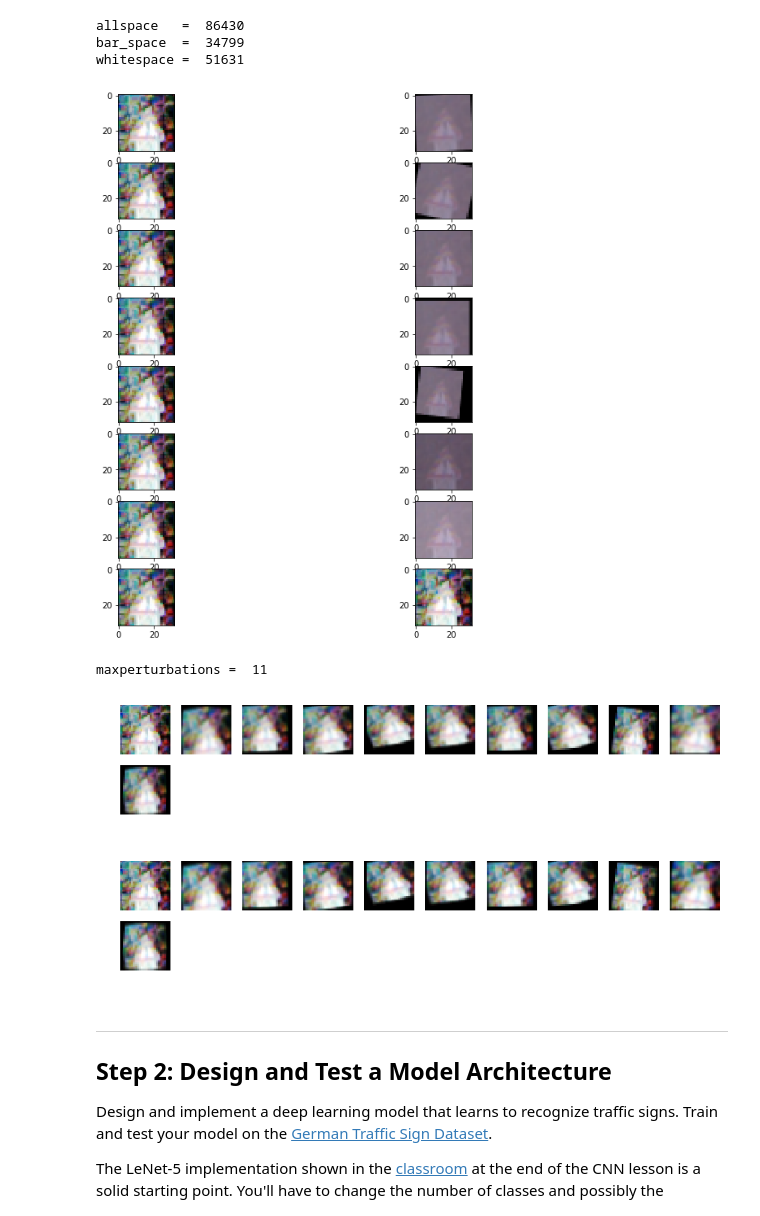
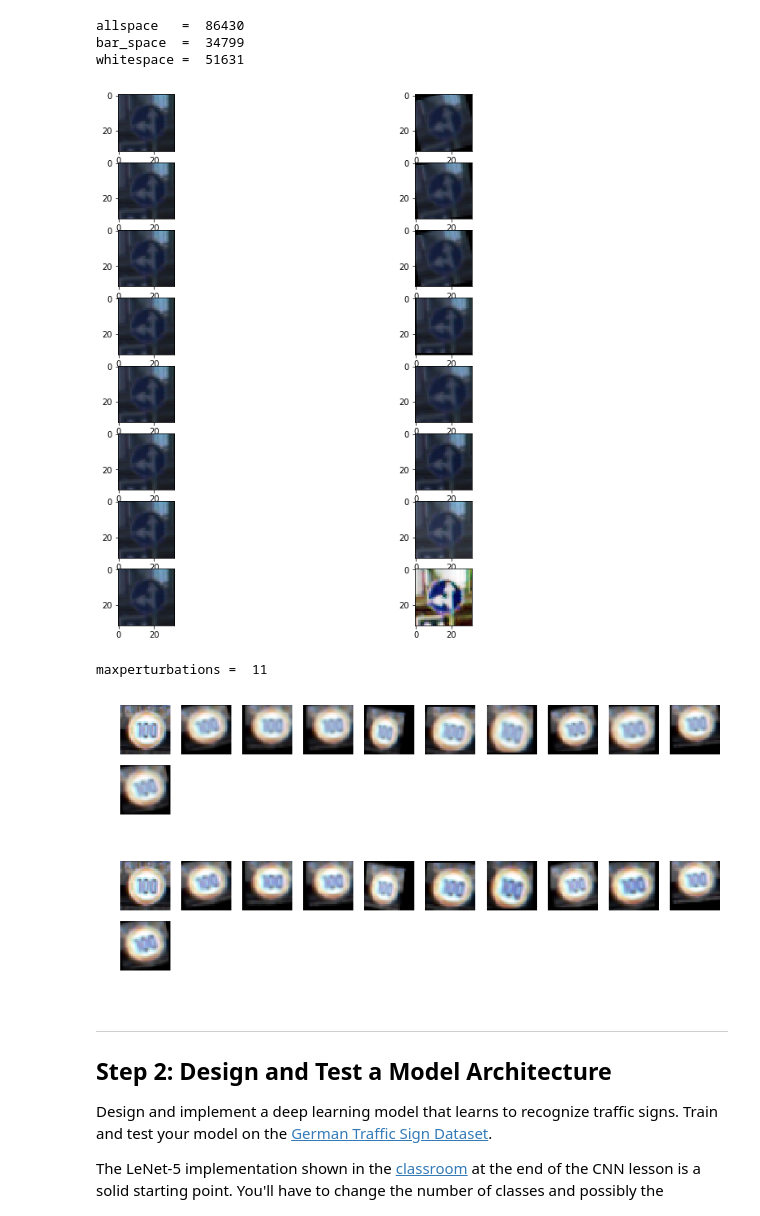
Before and after one commit to topgoonr/CarND-Traffic-Sign-Classifier-Project, a Jupyter notebook: Traffic_Sign_Classifier.ipynb, the cells around one changed output. Drawn from its saved outputs; the diff is of its cells as text; code cells hidden in the pictures.

Commit message:
fixing the preprocess_image inplace matrix fix code. preprocess_image_old still does the in place equalize histogram type of code.

```diff
--- a/Traffic_Sign_Classifier.ipynb
+++ b/Traffic_Sign_Classifier.ipynb
@@ -301,52 +301,56 @@ def improve_image(img):
 
 def preprocess_image_old (img):
     ycrcb = get_ycrcb(img)
-    ycrcb[:,:,0] = improve_image(ycrcb[:,:,0]) ## equalize the Y channel only
+    ycrcb[:,:,0] = improve_image(ycrcb[:,:,0]) ## equalize the Y channel only, it is an inplace edit so a copy would be required
     rgb = get_rgb(ycrcb)
     return rgb
 
-def preprocess_image(img):
+def preprocess_image(myimg):
+    ## a different trick to the one usually employed
+    img = np.copy(myimg)
     img[:,:,0] = improve_image(img[:,:,0]) ## equalize all channels
     img[:,:,1] = improve_image(img[:,:,1])
     img[:,:,2] = improve_image(img[:,:,2])
     return img
 
 def jitter_check(myimg):
-
+    origimg = np.copy(myimg)
+    #prepimg = np.copy(myimg)
+    #prepimg = preprocess_image(prepimg)
     j_images = []
     j_images.append(rotate_image(myimg))
     j_images.append(rotate_image(myimg))
     j_images.append(rotate_image(myimg))
     j_images.append(translate_image(myimg))
     j_images.append(shear_image(myimg))
     j_images.append(alter_brightness(myimg))
     j_images.append(brighten_image(myimg))
     j_images.append(preprocess_image(myimg))
     i = 0
     count_j = len(j_images)
     gs1 = gridspec.GridSpec(count_j, 2)
     gs1.update(wspace=0.01, hspace=0.02) # set the spacing between axes.
     plt.figure(figsize=(12,12))
     for img in j_images:
         #print(np.mean(img))
         ax1 = plt.subplot(gs1[i])
         ax1.set_xticklabels([])
         ax1.set_yticklabels([])
         ax1.set_aspect('equal')
         plt.subplot(count_j, 2 ,i+1)
         plt.imshow(myimg)
         i += 1
         plt.subplot (count_j, 2,i+1)
         i+= 1
         plt.imshow(img)
         plt.axis('on')
     plt.show()
 
 someindex = random.randint(0, n_train)
-someimage = train['features'][index].squeeze()
+someimage = train['features'][someindex].squeeze()
 jitter_check(someimage)
 # %% [output]
-[figure, old version]
+[figure, new version]
 # %%
 def normalize (img):
     imgnorm = (img.astype(np.float32) - 128.0)/128.0
@@ -434,17 +438,21 @@ def showperturbations(myimage, num_perturbedimages):
         ### print(img.shape)
         plt.subplot(10,10,i+1)
         i += 1
+        #imgcopy = np.copy(img)
+        #imgcopy = preprocess_image(imgcopy)
         img = preprocess_image(img)
         plt.imshow(img)
         plt.axis('off')
     plt.show()
 
 print('maxperturbations = ', maxperturb )
-showperturbations(image, maxperturb)
+someindex = random.randint(0, n_train)
+someimage = train['features'][someindex].squeeze()
+showperturbations(someimage, maxperturb)
 # %% [output]
 maxperturbations =  11
-[figure, old version]
+[figure, new version]
-[figure, old version]
+[figure, new version]
 # %%
 ## JH: append the training set with more of these perturbations
 ## JH: prior to perturbations, the accuracy on the validation set was 91% with 20 epochs
```
Also changed, not shown: parts of 4 cells of this notebook.
